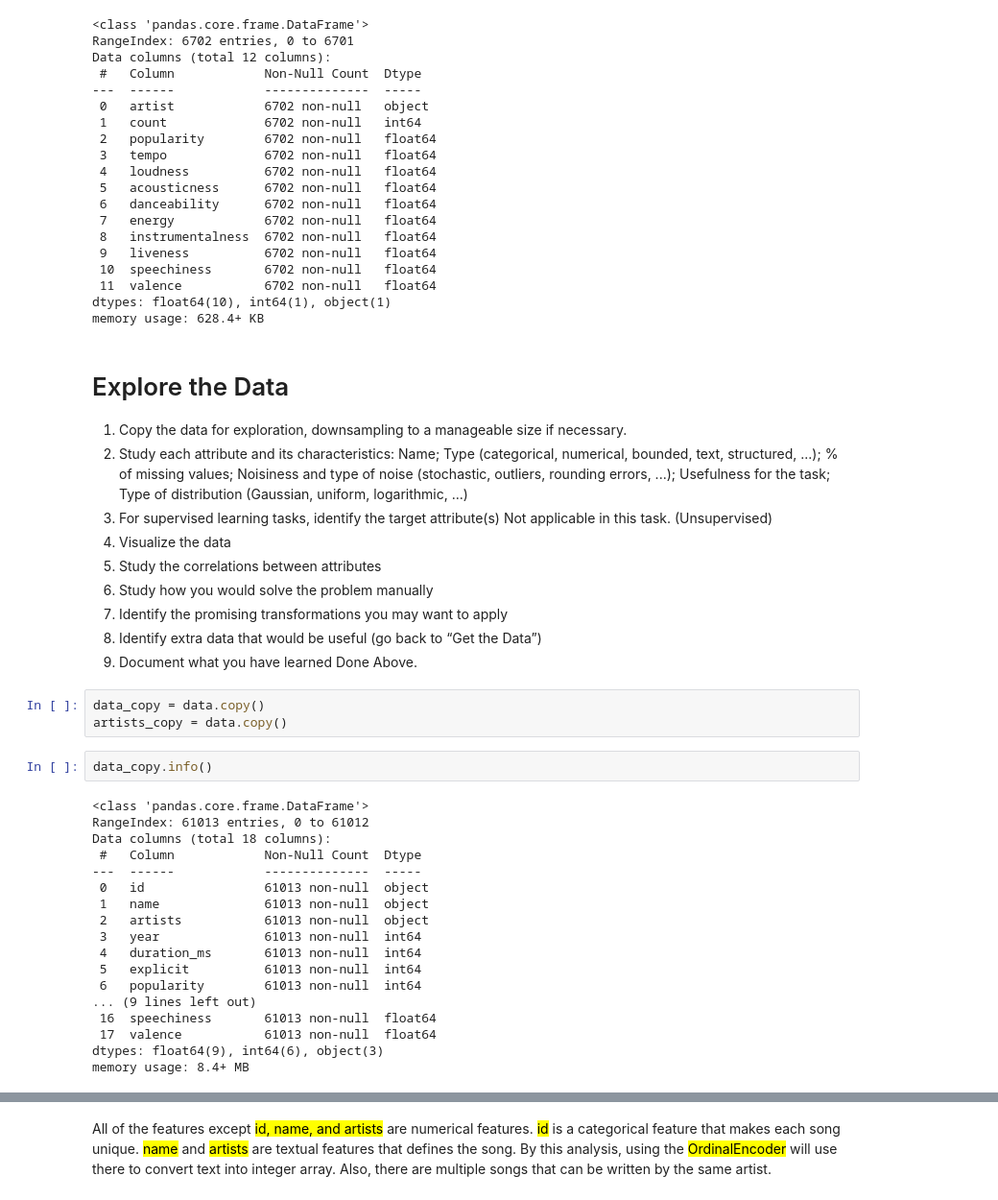
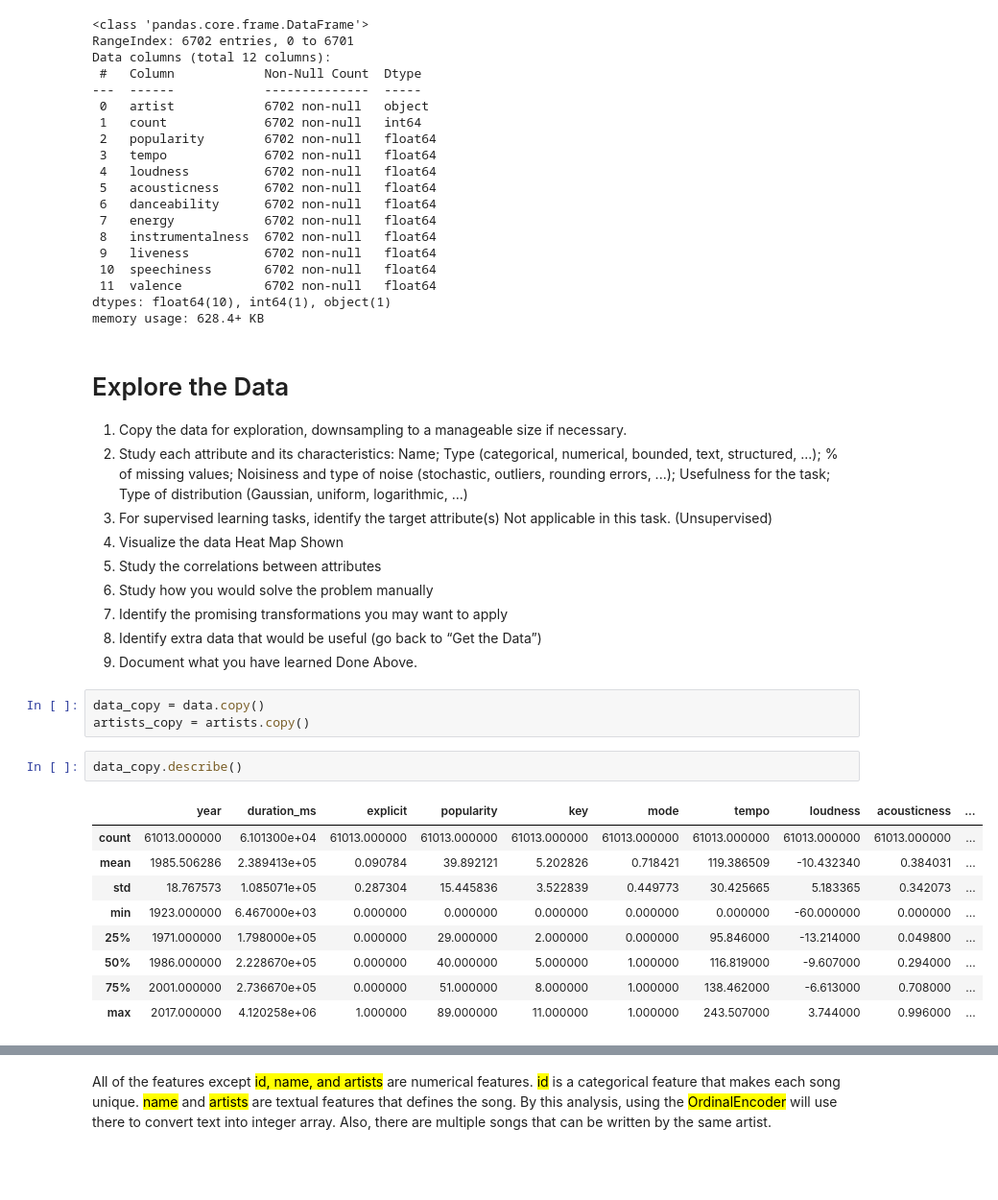
Before and after one commit to justinszaro/music-recommendations-machine-learning, a Jupyter notebook: music.ipynb, the cells around one changed output, grey strips where cells are left out. Shown at 96% size. Cells and saved outputs as stored; diff of their text form; blank space fills up the shorter version.

```diff
--- a/music.ipynb
+++ b/music.ipynb
@@ -286,6 +286,7 @@ Usefulness for the task; Type of distribution (Gaussian, uniform, logarithmic, .
 3. For supervised learning tasks, identify the target attribute(s)
     Not applicable in this task. (Unsupervised)
 4. Visualize the data
+    Heat Map Shown
 5. Study the correlations between attributes
 6. Study how you would solve the problem manually
 7. Identify the promising transformations you may want to apply
@@ -294,24 +295,16 @@ Usefulness for the task; Type of distribution (Gaussian, uniform, logarithmic, .
     Done Above.
 # %%
 data_copy = data.copy()
-artists_copy = data.copy()
+artists_copy = artists.copy()
 # %%
-data_copy.info()
+data_copy.describe()
 # %% [output]
-<class 'pandas.core.frame.DataFrame'>
-RangeIndex: 61013 entries, 0 to 61012
-Data columns (total 18 columns):
- #   Column            Non-Null Count  Dtype
----  ------            --------------  -----
- 0   id                61013 non-null  object
- 1   name              61013 non-null  object
- 2   artists           61013 non-null  object
- 3   year              61013 non-null  int64
- 4   duration_ms       61013 non-null  int64
- 5   explicit          61013 non-null  int64
- 6   popularity        61013 non-null  int64
-... (9 lines left out)
- 16  speechiness       61013 non-null  float64
- 17  valence           61013 non-null  float64
-dtypes: float64(9), int64(6), object(3)
-memory usage: 8.4+ MB
+|  | year | duration_ms | explicit | popularity | key | mode | tempo | loudness | acousticness | ... |
+| count | 61013.000000 | 6.101300e+04 | 61013.000000 | 61013.000000 | 61013.000000 | 61013.000000 | 61013.000000 | 61013.000000 | 61013.000000 | ... |
+| mean | 1985.506286 | 2.389413e+05 | 0.090784 | 39.892121 | 5.202826 | 0.718421 | 119.386509 | -10.432340 | 0.384031 | ... |
+| std | 18.767573 | 1.085071e+05 | 0.287304 | 15.445836 | 3.522839 | 0.449773 | 30.425665 | 5.183365 | 0.342073 | ... |
+| min | 1923.000000 | 6.467000e+03 | 0.000000 | 0.000000 | 0.000000 | 0.000000 | 0.000000 | -60.000000 | 0.000000 | ... |
+| 25% | 1971.000000 | 1.798000e+05 | 0.000000 | 29.000000 | 2.000000 | 0.000000 | 95.846000 | -13.214000 | 0.049800 | ... |
+| 50% | 1986.000000 | 2.228670e+05 | 0.000000 | 40.000000 | 5.000000 | 1.000000 | 116.819000 | -9.607000 | 0.294000 | ... |
+| 75% | 2001.000000 | 2.736670e+05 | 0.000000 | 51.000000 | 8.000000 | 1.000000 | 138.462000 | -6.613000 | 0.708000 | ... |
+| max | 2017.000000 | 4.120258e+06 | 1.000000 | 89.000000 | 11.000000 | 1.000000 | 243.507000 | 3.744000 | 0.996000 | ... |
```
Also changed, not shown: parts of 4 cells of this notebook.
